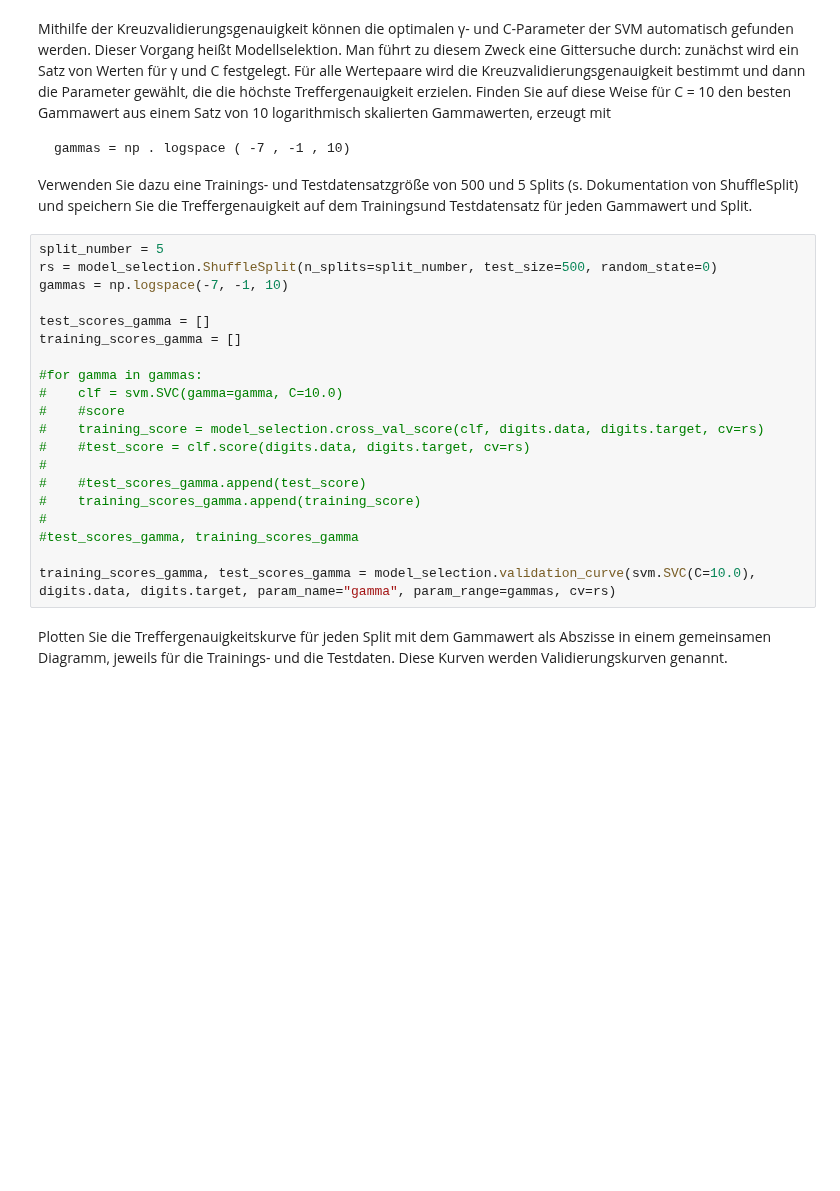
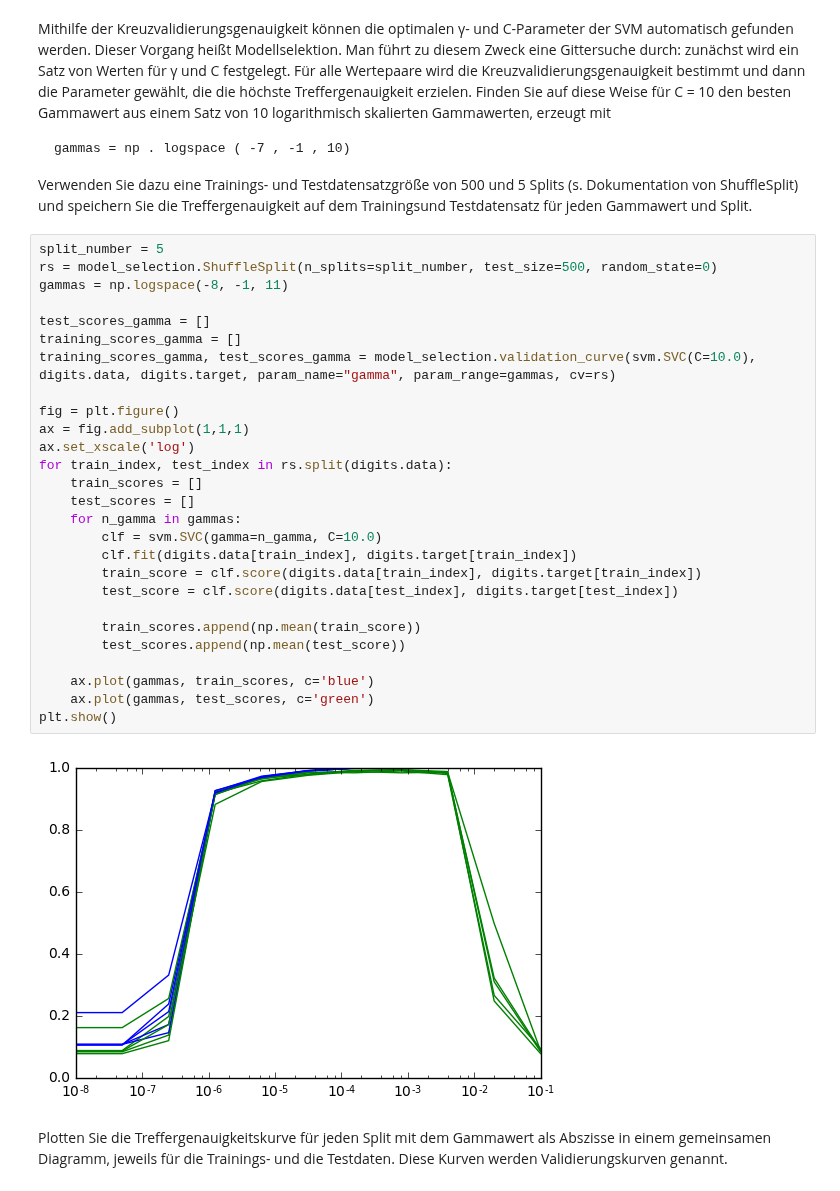
Before and after one commit to magoeke/htwg.machinelearning, a Jupyter notebook: 04/01_Supportvektormaschine.ipynb, the cells around one changed output. Saved outputs shown, nothing was run; the diff lists cells and outputs as text; blank space fills up the shorter version.

```diff
--- a/04/01_Supportvektormaschine.ipynb
+++ b/04/01_Supportvektormaschine.ipynb
@@ -205,26 +205,35 @@ Mithilfe der Kreuzvalidierungsgenauigkeit können die optimalen γ- und C-Parame
     gammas = np . logspace ( -7 , -1 , 10)
 
 Verwenden Sie dazu eine Trainings- und Testdatensatzgröße von 500 und 5 Splits (s. Dokumentation von ShuffleSplit) und speichern Sie die Treffergenauigkeit auf dem Trainingsund Testdatensatz für jeden Gammawert und Split.
-# %%
-split_number = 5
-rs = model_selection.ShuffleSplit(n_splits=split_number, test_size=500, random_state=0)
-gammas = np.logspace(-7, -1, 10)
-
-test_scores_gamma = []
-training_scores_gamma = []
-
-#for gamma in gammas:
-#    clf = svm.SVC(gamma=gamma, C=10.0)
-#    #score
-#    training_score = model_selection.cross_val_score(clf, digits.data, digits.target, cv=rs)
-#    #test_score = clf.score(digits.data, digits.target, cv=rs)
-#
-#    #test_scores_gamma.append(test_score)
-#    training_scores_gamma.append(training_score)
-#
-#test_scores_gamma, training_scores_gamma
-
-training_scores_gamma, test_scores_gamma = model_selection.validation_curve(svm.SVC(C=10.0), digits.data, digits.target, param_name="gamma", param_range=gammas, cv=rs)
+# %%
+split_number = 5
+rs = model_selection.ShuffleSplit(n_splits=split_number, test_size=500, random_state=0)
+gammas = np.logspace(-8, -1, 11)
+
+test_scores_gamma = []
+training_scores_gamma = []
+training_scores_gamma, test_scores_gamma = model_selection.validation_curve(svm.SVC(C=10.0), digits.data, digits.target, param_name="gamma", param_range=gammas, cv=rs)
+
+fig = plt.figure()
+ax = fig.add_subplot(1,1,1)
+ax.set_xscale('log')
+for train_index, test_index in rs.split(digits.data):
+    train_scores = []
+    test_scores = []
+    for n_gamma in gammas:
+        clf = svm.SVC(gamma=n_gamma, C=10.0)
+        clf.fit(digits.data[train_index], digits.target[train_index])
+        train_score = clf.score(digits.data[train_index], digits.target[train_index])
+        test_score = clf.score(digits.data[test_index], digits.target[test_index])
+
+        train_scores.append(np.mean(train_score))
+        test_scores.append(np.mean(test_score))
+
+    ax.plot(gammas, train_scores, c='blue')
+    ax.plot(gammas, test_scores, c='green')
+plt.show()
+# %% [output]
+[figure, added]
 # %% [markdown]
 Plotten Sie die Treffergenauigkeitskurve für jeden Split mit dem Gammawert als Abszisse in einem gemeinsamen Diagramm, jeweils für die Trainings- und die Testdaten. Diese Kurven werden Validierungskurven genannt.
 # %%
```
Also changed, not shown: parts of 1 cell of this notebook.
